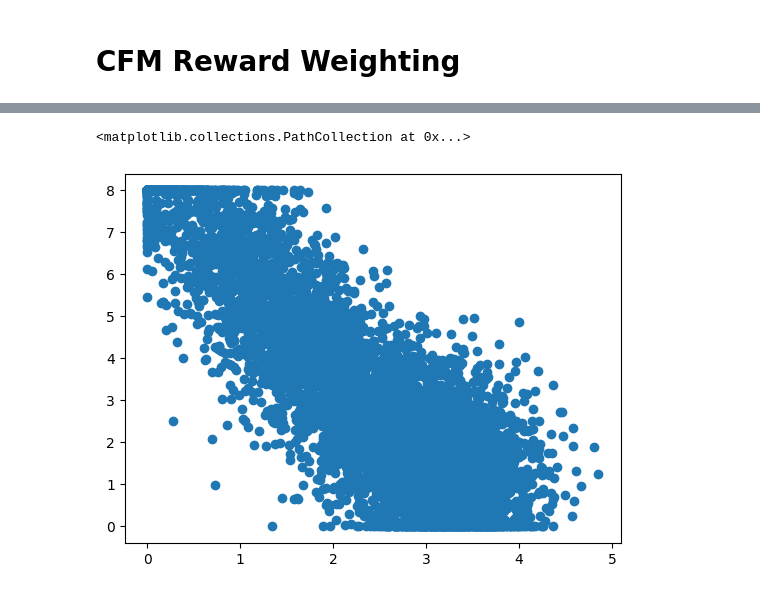
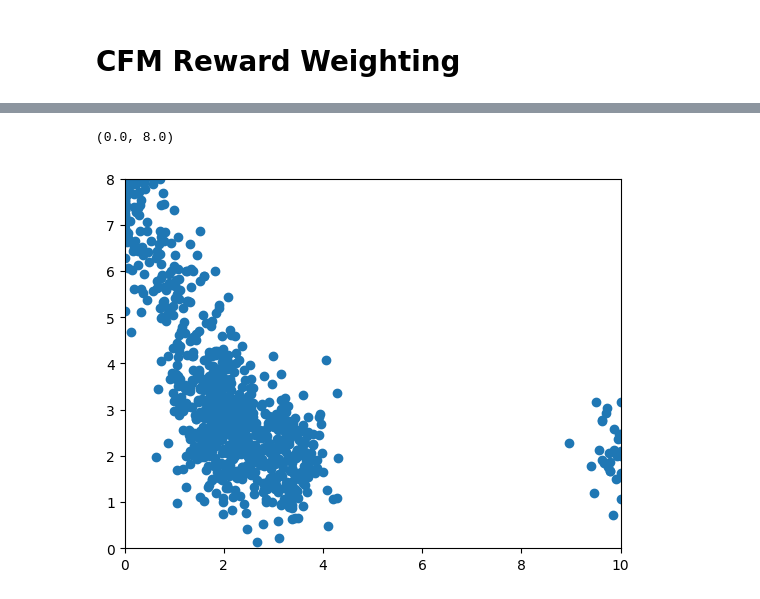
Before and after one commit to harrya32/HTI, a Jupyter notebook: rebuttal_baselines/2d_flow_matching.ipynb, the cells around one changed output, grey strips where cells are left out. Cells and saved outputs as stored; diff of their text form; code cells hidden in the pictures.

```diff
--- a/rebuttal_baselines/2d_flow_matching.ipynb
+++ b/rebuttal_baselines/2d_flow_matching.ipynb
@@ -862,5 +900,7 @@ plt.scatter(rl_data[2, :, 0].cpu(), rl_data[2, :, 1].cpu())
 # %%
-plt.scatter(rl_data[3, :, 0].cpu(), rl_data[3, :, 1].cpu())
+plt.scatter(rl_data[10, :, 0].cpu(), rl_data[10, :, 1].cpu())
+plt.xlim(0, 10)
+plt.ylim(0, 8)
 # %% [output]
-<matplotlib.collections.PathCollection at 0x...>
+(0.0, 8.0)
-[figure, old version]
+[figure, new version]
```
Also changed, not shown: parts of 27 cells of this notebook, 4 other files.
